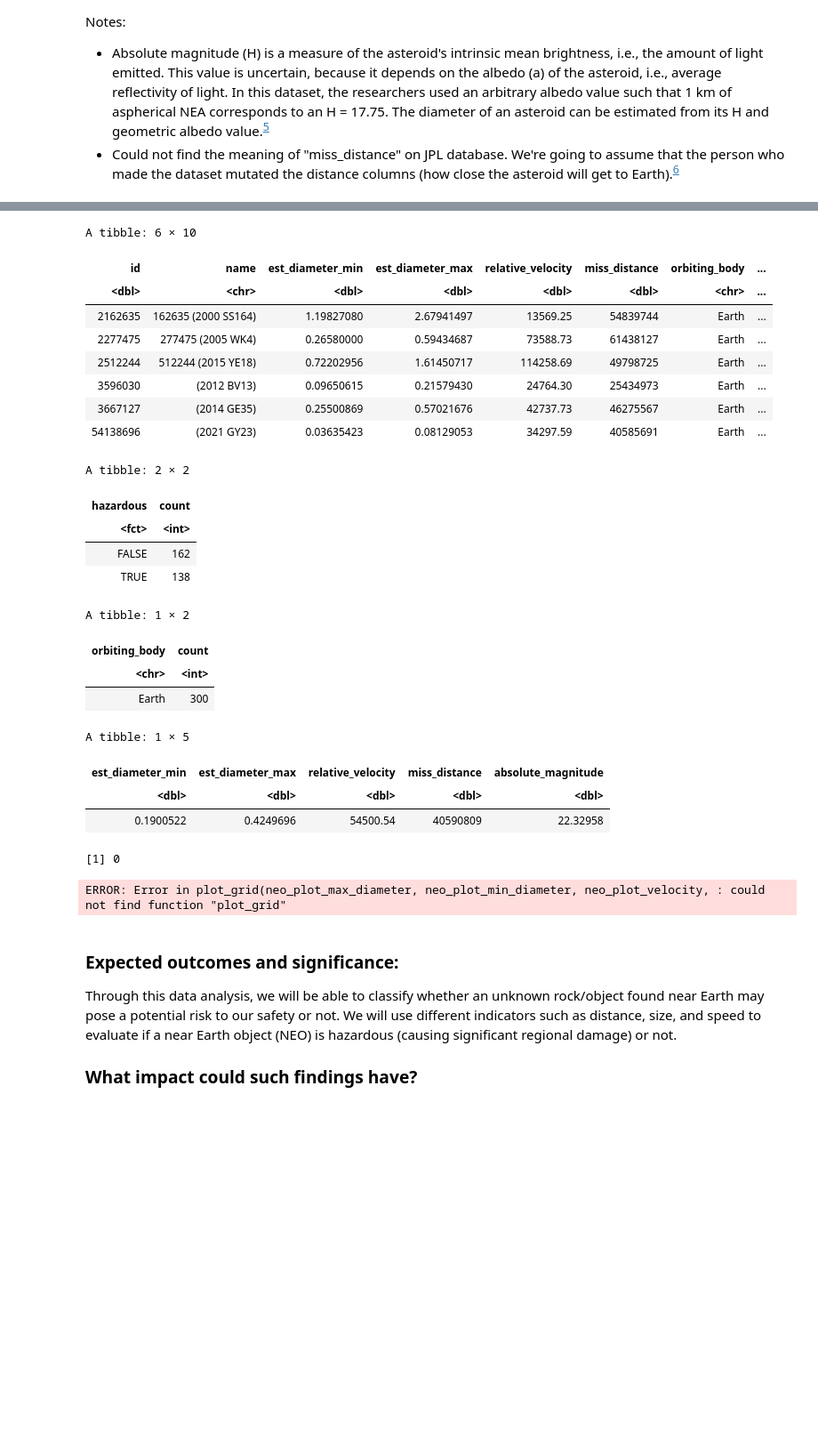
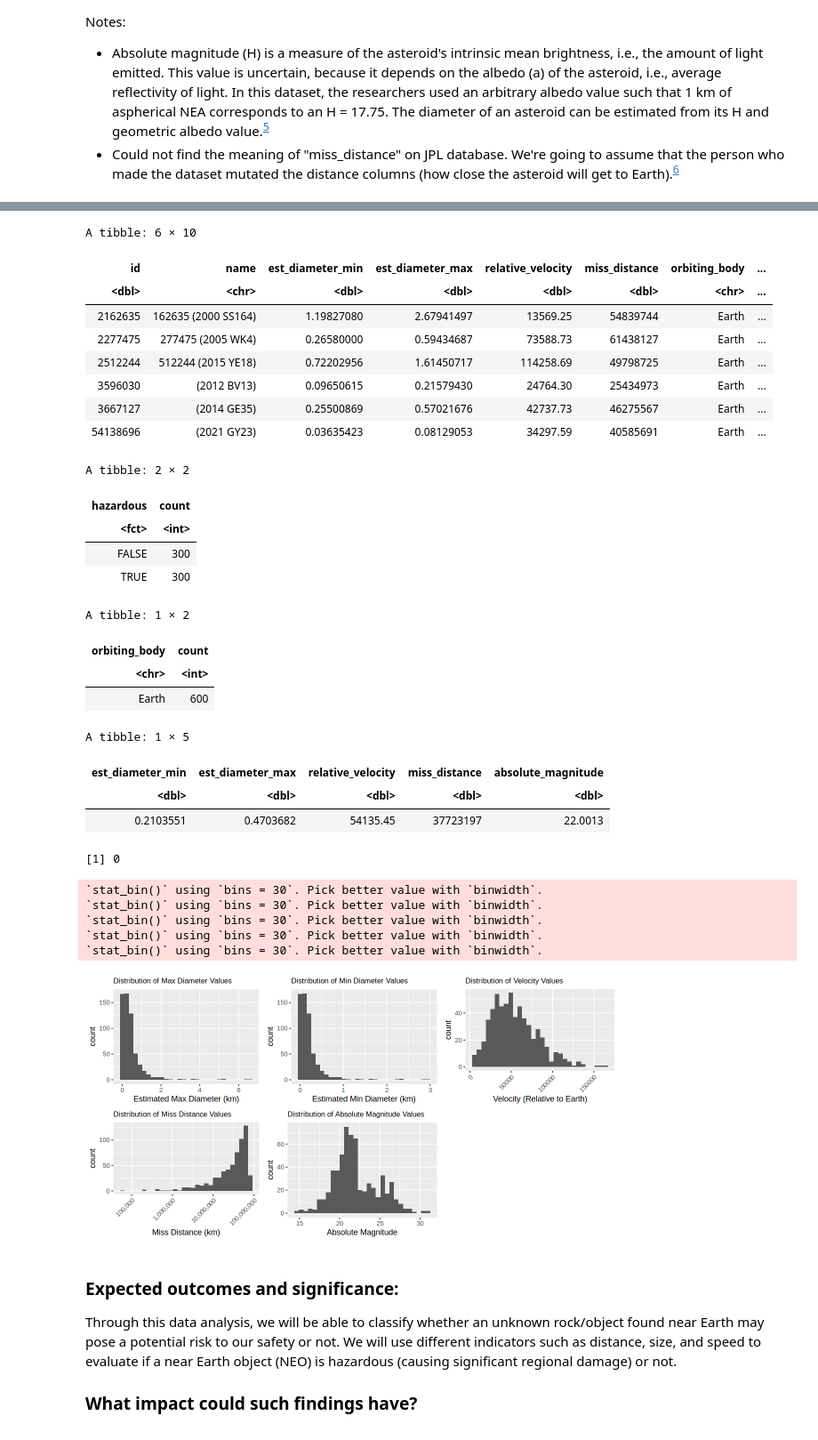
Before and after one commit to LongTortue/DSCI100-Group-Project, a Jupyter notebook: GroupProposal.ipynb, the cells around one changed output, grey strips where cells are left out. Shown at 89% size. Cells and saved outputs as stored; diff of their text form; code cells hidden in the pictures; blank space fills up the shorter version.

Commit message:
Edits to group proposal code
created proper train/test splits using initial_split() instead of sample_n()

```diff
--- a/GroupProposal.ipynb
+++ b/GroupProposal.ipynb
@@ -50,7 +74,9 @@ filter(hazardous == "TRUE") |>
 sample_n(400)
 neo_data_balanced <- rbind(neo_data_false, neo_data_true) # balanced dataset
 
-neo_data_train <- sample_n(neo_data_balanced, 300) # training dataset
+neo_data_split <- initial_split(neo_data_balanced, prop = 0.75, strata = hazardous)
+neo_data_train <- training(neo_data_split)
+neo_data_test <- testing(neo_data_split)
 
 neo_count <- neo_data_train |>
 group_by(hazardous) |>
@@ -74,67 +100,82 @@ neo_na_count # no missing values in our dataset
 neo_plot_max_diameter <- neo_data_train |>
 ggplot(aes(x = est_diameter_max)) +
 geom_histogram() +
-xlab("Estimated Max Diameter (km)")
+xlab("Estimated Max Diameter (km)") +
+ggtitle("Distribution of Max Diameter Values") +
+theme(plot.title = element_text(size = 10))
 
 neo_plot_min_diameter <- neo_data_train |>
 ggplot(aes(x = est_diameter_min)) +
 geom_histogram() +
-xlab("Estimated Min Diameter (km)")
+xlab("Estimated Min Diameter (km)") +
+ggtitle("Distribution of Min Diameter Values") +
+theme(plot.title = element_text(size = 10))
 
 neo_plot_velocity <- neo_data_train |>
 ggplot(aes(x = relative_velocity)) +
 geom_histogram() +
 theme(axis.text.x = element_text(angle = 45, hjust = 1)) +
-xlab("Velocity (Relative to Earth)")
+xlab("Velocity (Relative to Earth)") +
+ggtitle("Distribution of Velocity Values") +
+theme(plot.title = element_text(size = 10))
 
 neo_plot_miss_distance <- neo_data_train |>
 ggplot(aes(x = miss_distance)) +
 geom_histogram() +
 scale_x_log10(labels = label_comma()) +
 theme(axis.text.x = element_text(angle = 45, hjust = 1)) +
-xlab("Miss Distance (km)")
+xlab("Miss Distance (km)") +
+ggtitle("Distribution of Miss Distance Values") +
+theme(plot.title = element_text(size = 10))
 
 neo_plot_absolute_magnitude <- neo_data_train |>
 ggplot(aes(x = absolute_magnitude)) +
 geom_histogram() +
-xlab("Absolute Magnitude")
+xlab("Absolute Magnitude") +
+ggtitle("Distribution of Absolute Magnitude Values") +
+theme(plot.title = element_text(size = 10))
 
 plot_grid(neo_plot_max_diameter, neo_plot_min_diameter, neo_plot_velocity,
           neo_plot_miss_distance, neo_plot_absolute_magnitude)
 # %% [output]
 Rows: 90836 Columns: 10
 ── Column specification ────────────────────────────────────────────────────────
 Delimiter: ","
 chr (2): name, orbiting_body
 dbl (6): id, est_diameter_min, est_diameter_max, relative_velocity, miss_dis...
 lgl (2): sentry_object, hazardous
 
 ℹ Use `spec()` to retrieve the full column specification for this data.
 ℹ Specify the column types or set `show_col_types = FALSE` to quiet this message.
 A tibble: 6 × 10
 | id | name | est_diameter_min | est_diameter_max | relative_velocity | miss_distance | orbiting_body | ... |
 | <dbl> | <chr> | <dbl> | <dbl> | <dbl> | <dbl> | <chr> | ... |
 | 2162635 | 162635 (2000 SS164) | 1.19827080 | 2.67941497 | 13569.25 | 54839744 | Earth | ... |
 | 2277475 | 277475 (2005 WK4) | 0.26580000 | 0.59434687 | 73588.73 | 61438127 | Earth | ... |
 | 2512244 | 512244 (2015 YE18) | 0.72202956 | 1.61450717 | 114258.69 | 49798725 | Earth | ... |
 | 3596030 | (2012 BV13) | 0.09650615 | 0.21579430 | 24764.30 | 25434973 | Earth | ... |
 | 3667127 | (2014 GE35) | 0.25500869 | 0.57021676 | 42737.73 | 46275567 | Earth | ... |
 | 54138696 | (2021 GY23) | 0.03635423 | 0.08129053 | 34297.59 | 40585691 | Earth | ... |
 A tibble: 2 × 2
 | hazardous | count |
 | <fct> | <int> |
-| FALSE | 162 |
-| TRUE | 138 |
+| FALSE | 300 |
+| TRUE | 300 |
 A tibble: 1 × 2
 | orbiting_body | count |
 | <chr> | <int> |
-| Earth | 300 |
+| Earth | 600 |
 A tibble: 1 × 5
 | est_diameter_min | est_diameter_max | relative_velocity | miss_distance | absolute_magnitude |
 | <dbl> | <dbl> | <dbl> | <dbl> | <dbl> |
-| 0.1900522 | 0.4249696 | 54500.54 | 40590809 | 22.32958 |
+| 0.2103551 | 0.4703682 | 54135.45 | 37723197 | 22.0013 |
 [1] 0
-ERROR: Error in plot_grid(neo_plot_max_diameter, neo_plot_min_diameter, neo_plot_velocity, : could not find function "plot_grid"
+`stat_bin()` using `bins = 30`. Pick better value with `binwidth`.
+`stat_bin()` using `bins = 30`. Pick better value with `binwidth`.
+`stat_bin()` using `bins = 30`. Pick better value with `binwidth`.
+`stat_bin()` using `bins = 30`. Pick better value with `binwidth`.
+`stat_bin()` using `bins = 30`. Pick better value with `binwidth`.
+[figure, added]
 # %% [markdown]
 ### Expected outcomes and significance:
 Through this data analysis, we will be able to classify whether an unknown rock/object found near Earth may pose a potential risk to our safety or not. We will use different indicators such as distance, size, and speed to evaluate if a near Earth object (NEO) is hazardous (causing significant regional damage) or not.
```
Also changed, not shown: parts of 2 cells of this notebook.
